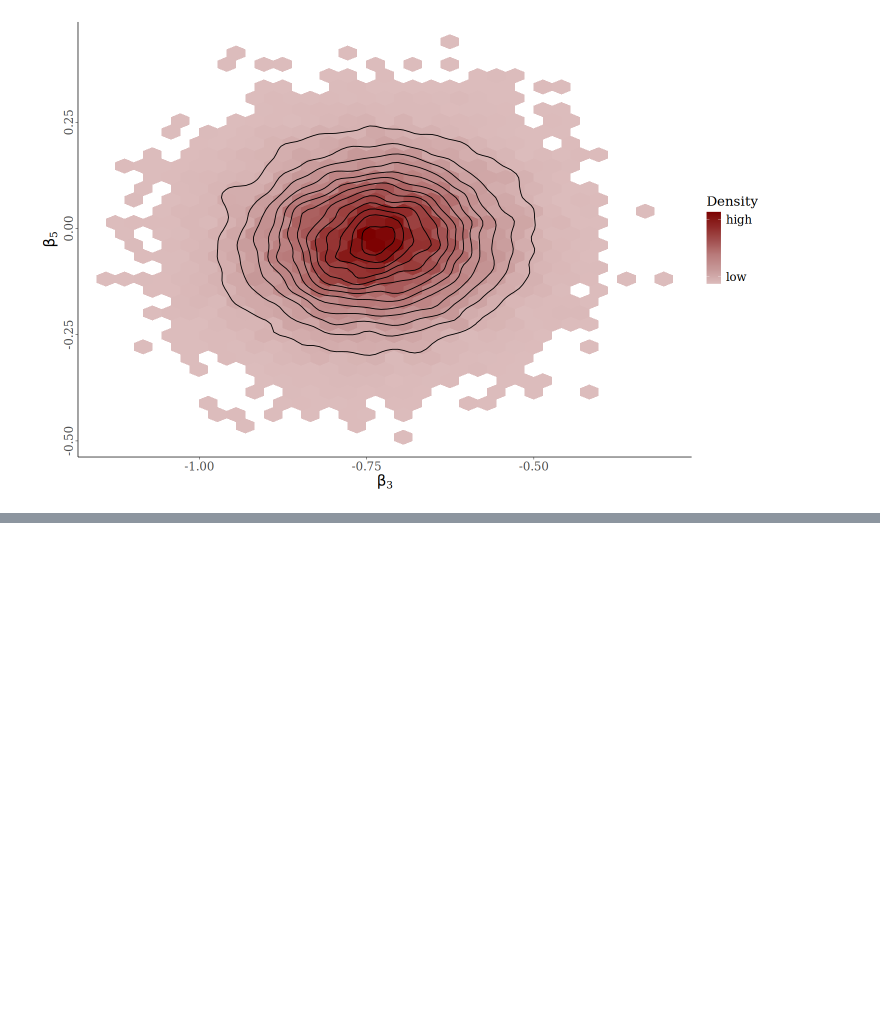
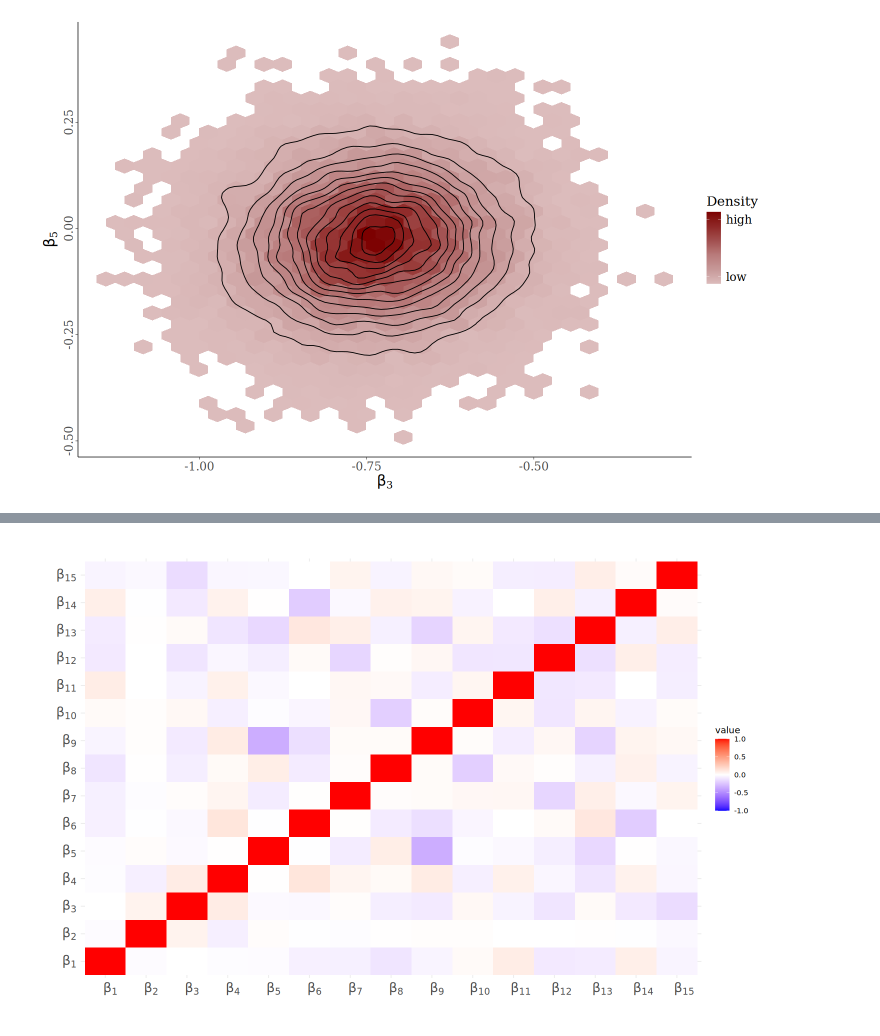
Before and after one commit to Christian-F-Badillo/Bayesian_Cox_Model_Covid_19_Mexico, a Jupyter notebook: Models.ipynb, the cells around one changed output, grey strips where cells are left out. Cells and saved outputs as stored; diff of their text form; code cells hidden in the pictures; blank space fills up the shorter version.

```diff
--- a/Models.ipynb
+++ b/Models.ipynb
@@ -659,0 +867,10 @@ mcmc_hex(fit$draws(), pars = c(betas_str[3], betas_str[5])) +
+# %%
+samples_df <- fit$draws(variables = "beta", format = "df") # or format="array"
+
+samples_df <- samples_df %>% select(-c(.chain, .iteration, .draw))
+
+# Calcular la matriz de correlación
+cor_matrix <- cor(samples_df)
+
+# Convertir la matriz de correlación a formato largo
+cor_melt <- melt(cor_matrix)
@@ -659,0 +880,16 @@ mcmc_hex(fit$draws(), pars = c(betas_str[3], betas_str[5])) +
+# %%
+# Graficar Corr Plot
+ggplot(cor_melt, aes(Var1, Var2, fill = value)) +
+  geom_tile() +
+  scale_fill_gradient2(low = "blue", high = "red",
+                        mid = "white", midpoint = 0,
+                        limits = c(-1, 1)) +
+  theme_minimal() +
+  theme(axis.text.x = element_text(angle = 0, hjust = 0.15),
+        axis.title = element_text(size = 18),     # Título de ejes
+        axis.text = element_text(size = 16)) +
+  labs(title = "", x = "", y = "") +
+  scale_y_discrete(labels = parse(text = betas_str)) +
+  scale_x_discrete(labels = parse(text = betas_str))
+# %% [output]
+[figure, added]
```
Also changed, not shown: parts of 22 cells of this notebook, 4 other files.
